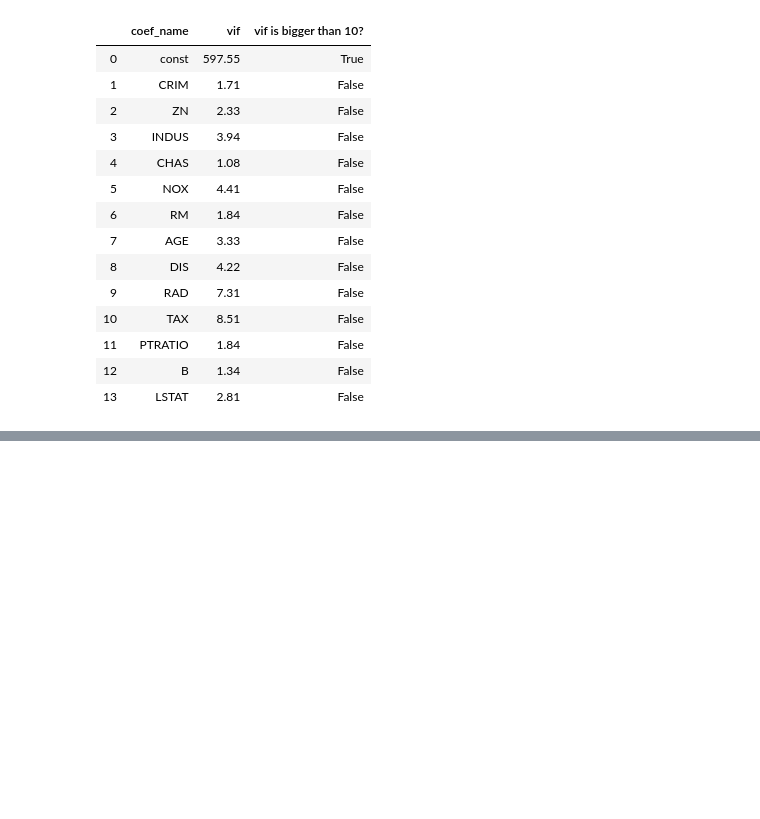
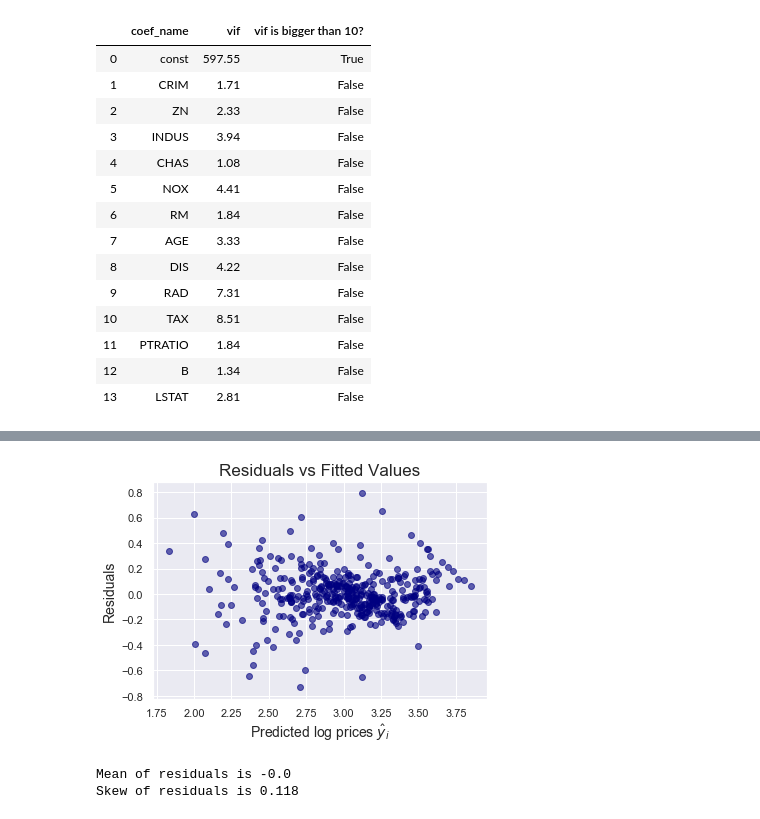
Before and after one commit to rasoulghaznavi/Excersise, a Jupyter notebook: 04 Multivariable Regression.ipynb, the cells around one changed output, grey strips where cells are left out. Cells and saved outputs as stored; diff of their text form; code cells hidden in the pictures; blank space fills up the shorter version.

```diff
--- a/04 Multivariable Regression.ipynb
+++ b/04 Multivariable Regression.ipynb
@@ -691,0 +823,21 @@ pd.DataFrame({'coef_name': X_incl_const.columns, 'vif': np.around(vif2, 2), 'vif
+# %%
+# Residuals vs Predicted Values
+
+#plt.figure(figsize=(7,7))
+plt.scatter(x=results3.fittedvalues, y=results3.resid, c='navy', alpha=0.6)
+plt.xlabel('Predicted log prices $\hat y _i$', fontsize=14)
+plt.ylabel('Residuals', fontsize=14)
+plt.title('Residuals vs Fitted Values', fontsize=17)
+plt.show()
+# %% [output]
+[figure, added]
+# %%
+# Distribution of residuals (log prices - checking for normality)
+resid_mean = round(results3.resid.mean(), 3)
+resid_skew = round(results3.resid.skew(), 3)
+
+print(f'Mean of residuals is {round(results3.resid.mean(), 3)}')
+print(f'Skew of residuals is {round(results3.resid.skew(), 3)}')
+# %% [output]
+Mean of residuals is -0.0
+Skew of residuals is 0.118
```
Also changed, not shown: parts of 13 cells of this notebook.
